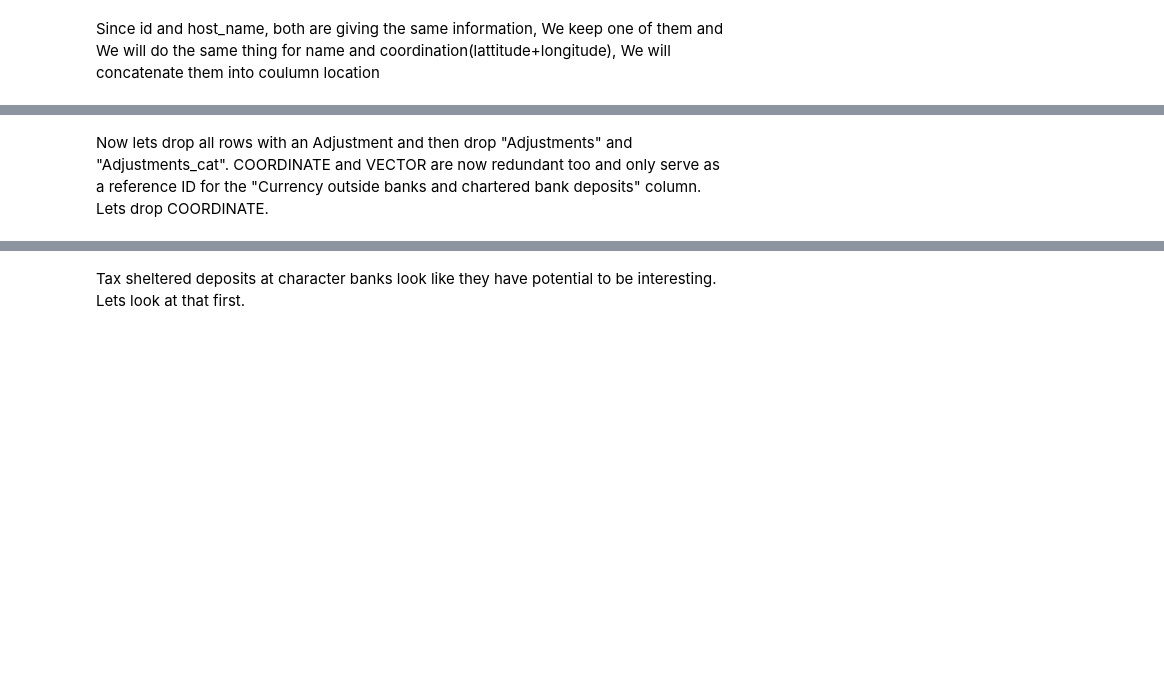
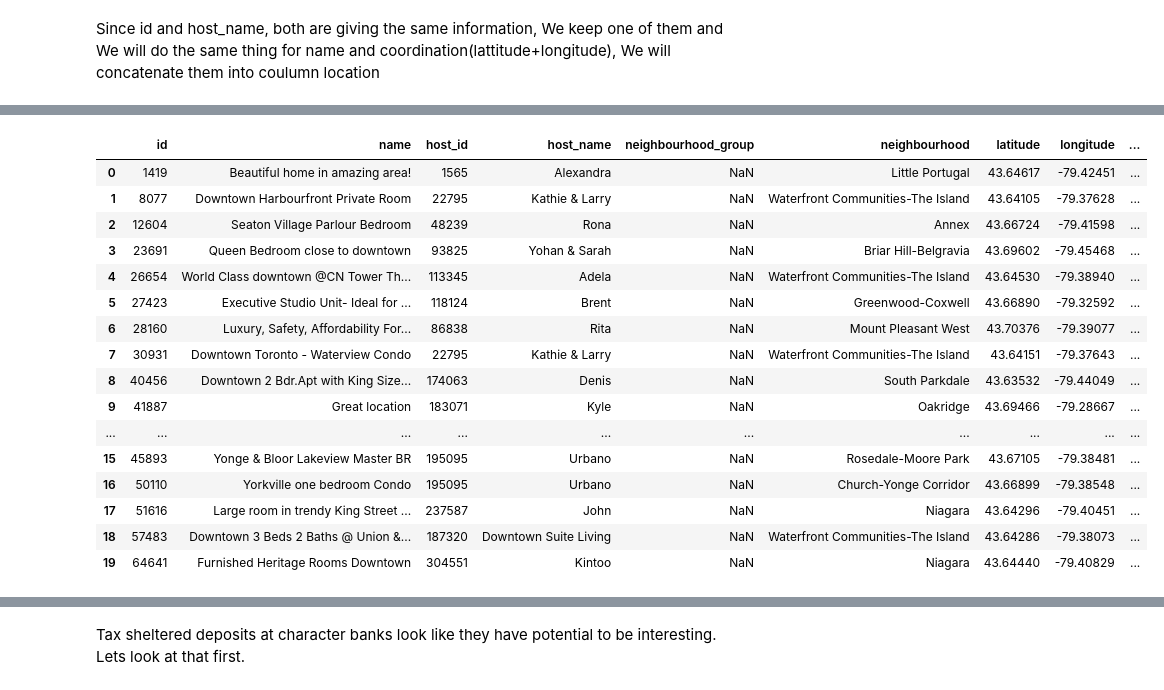
Before and after one commit to gananPrabaharan/Airbnb, a Jupyter notebook: ProjectAirbnb.ipynb, the cells around one changed output, grey strips where cells are left out. Saved outputs shown, nothing was run; the diff lists cells and outputs as text; code cells hidden in the pictures; blank space fills up the shorter version.

```diff
--- a/ProjectAirbnb.ipynb
+++ b/ProjectAirbnb.ipynb
@@ -96,3 +84,22 @@ AttributeError: 'float' object has no attribute 'point'
-# %% [markdown]
-Now lets drop all rows with an Adjustment and then drop "Adjustments" and "Adjustments_cat". COORDINATE and VECTOR are now redundant too and only serve as a reference ID for the "Currency outside banks and chartered bank deposits" column. Lets drop COORDINATE.
+# %%
+df['location'] = [', '.join(str(x) for x in y) for y in map(tuple, df[['latitude', 'longitude']].values)]
+df.head(20)
+# %% [output]
+|  | id | name | host_id | host_name | neighbourhood_group | neighbourhood | latitude | longitude | ... |
+| 0 | 1419 | Beautiful home in amazing area! | 1565 | Alexandra | NaN | Little Portugal | 43.64617 | -79.42451 | ... |
+| 1 | 8077 | Downtown Harbourfront Private Room | 22795 | Kathie & Larry | NaN | Waterfront Communities-The Island | 43.64105 | -79.37628 | ... |
+| 2 | 12604 | Seaton Village Parlour Bedroom | 48239 | Rona | NaN | Annex | 43.66724 | -79.41598 | ... |
+| 3 | 23691 | Queen Bedroom close to downtown | 93825 | Yohan & Sarah | NaN | Briar Hill-Belgravia | 43.69602 | -79.45468 | ... |
+| 4 | 26654 | World Class downtown @CN Tower Th... | 113345 | Adela | NaN | Waterfront Communities-The Island | 43.64530 | -79.38940 | ... |
+| 5 | 27423 | Executive Studio Unit- Ideal for ... | 118124 | Brent | NaN | Greenwood-Coxwell | 43.66890 | -79.32592 | ... |
+| 6 | 28160 | Luxury, Safety, Affordability For... | 86838 | Rita | NaN | Mount Pleasant West | 43.70376 | -79.39077 | ... |
+| 7 | 30931 | Downtown Toronto - Waterview Condo | 22795 | Kathie & Larry | NaN | Waterfront Communities-The Island | 43.64151 | -79.37643 | ... |
+| 8 | 40456 | Downtown 2 Bdr.Apt with King Size... | 174063 | Denis | NaN | South Parkdale | 43.63532 | -79.44049 | ... |
+| 9 | 41887 | Great location | 183071 | Kyle | NaN | Oakridge | 43.69466 | -79.28667 | ... |
+| ... | ... | ... | ... | ... | ... | ... | ... | ... | ... |
+| 15 | 45893 | Yonge & Bloor Lakeview Master BR | 195095 | Urbano | NaN | Rosedale-Moore Park | 43.67105 | -79.38481 | ... |
+| 16 | 50110 | Yorkville one bedroom Condo | 195095 | Urbano | NaN | Church-Yonge Corridor | 43.66899 | -79.38548 | ... |
+| 17 | 51616 | Large room in trendy King Street ... | 237587 | John | NaN | Niagara | 43.64296 | -79.40451 | ... |
+| 18 | 57483 | Downtown 3 Beds 2 Baths @ Union &... | 187320 | Downtown Suite Living | NaN | Waterfront Communities-The Island | 43.64286 | -79.38073 | ... |
+| 19 | 64641 | Furnished Heritage Rooms Downtown | 304551 | Kintoo | NaN | Niagara | 43.64440 | -79.40829 | ... |
 # %%
```
Also changed, not shown: parts of 18 cells of this notebook.
